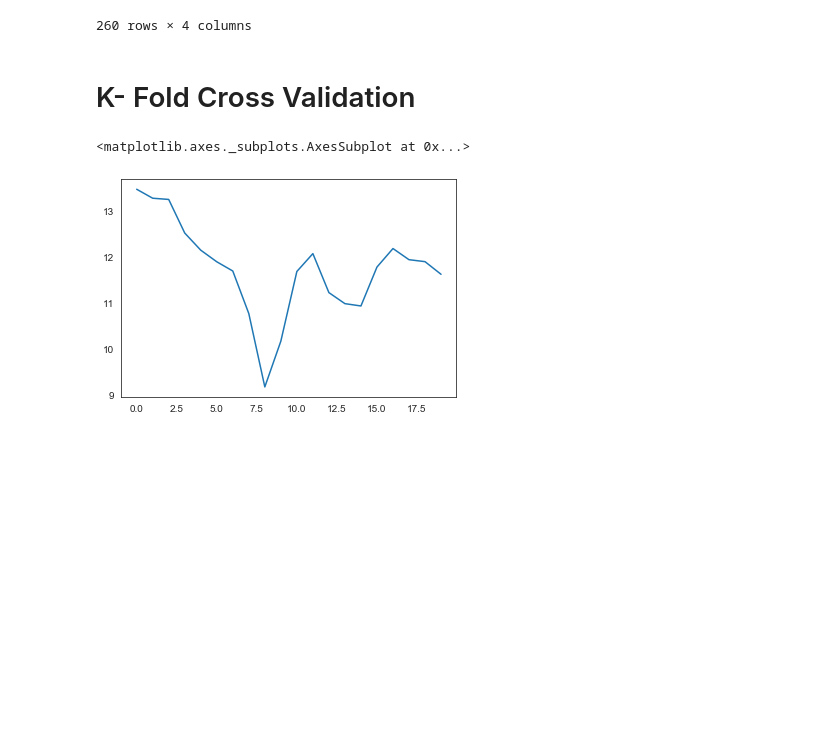
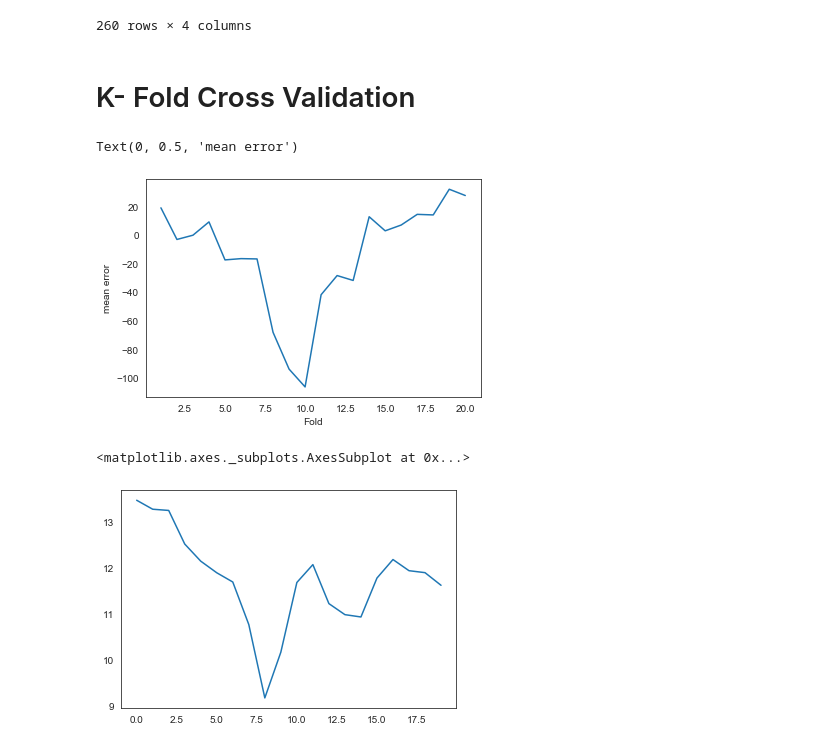
Before and after one commit to BryanGonzalez262/Dengue_DS, a Jupyter notebook: Code/models.ipynb, the cells around one changed output. Cells and saved outputs as stored; diff of their text form; code cells hidden in the pictures; blank space fills up the shorter version.

Commit message:
mean error of K-CV

```diff
--- a/Code/models.ipynb
+++ b/Code/models.ipynb
@@ -519,6 +519,14 @@ for fold in tqdm(range(1, K+1)):
     lab = lab.iloc[np.arange(-K, len(lab)-1)]
 
     #preds.append(y_pred)
+# %%
+k_errs = [np.mean(x) for x in errs]
+g = plt.plot(range(1, K+1),k_errs)
+plt.xlabel('Fold');
+plt.ylabel('mean error');
+# %% [output]
+Text(0, 0.5, 'mean error')
+[figure, added]
 # %%
 param_df.reanalysis_relative_humidity_percent.plot()
 # %% [output]
```
Also changed, not shown: parts of 2 cells of this notebook.
